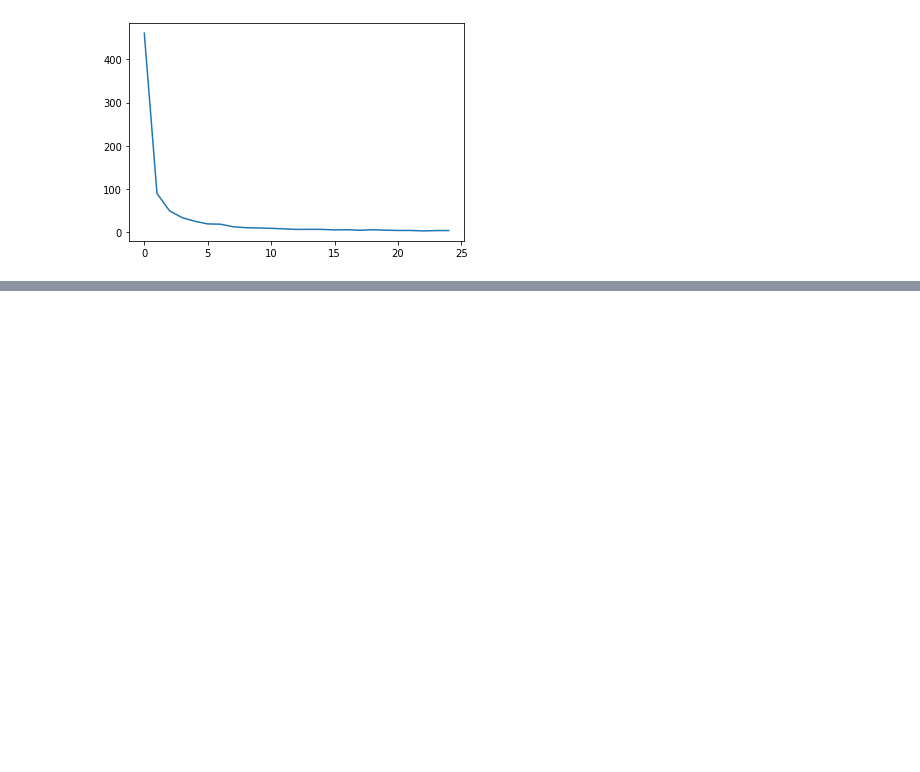
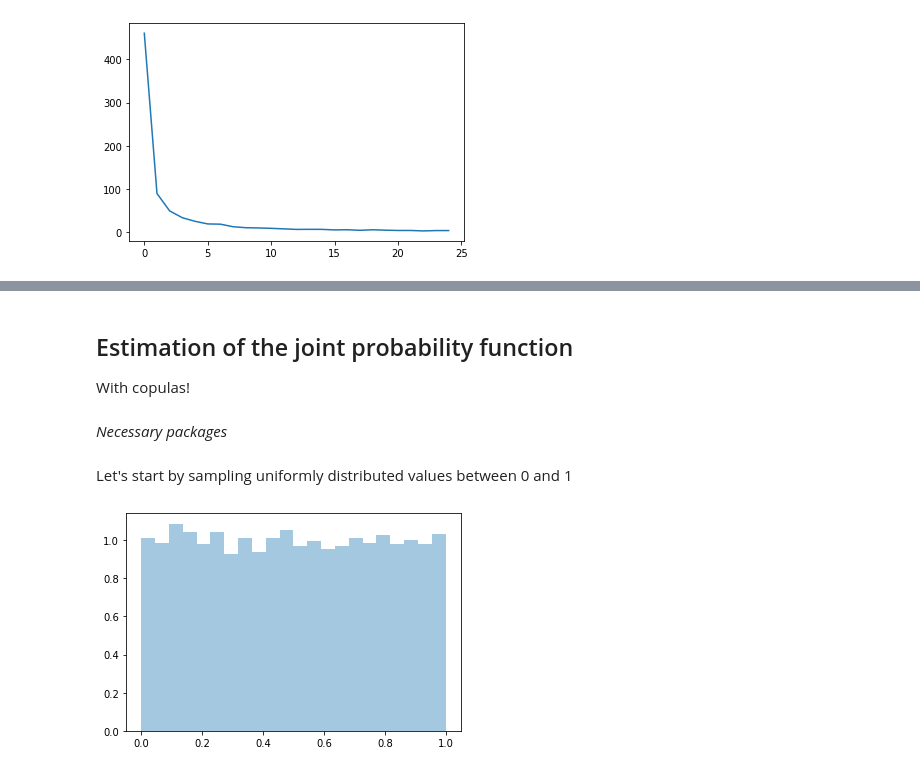
Before and after one commit to CamiVasz/Similarity, a Jupyter notebook: PR.ipynb, the cells around one changed output, grey strips where cells are left out. Cells and saved outputs as stored; diff of their text form; code cells hidden in the pictures; blank space fills up the shorter version.

Commit message:
copula

```diff
--- a/PR.ipynb
+++ b/PR.ipynb
@@ -358,0 +346,5 @@ data = [CR(t1,t2,x) for x in tqdm(np.linspace(10,200,70))]
+# %% [markdown]
+## Estimation of the joint probability function
+With copulas!
+# %% [markdown]
+*Necessary packages*
@@ -358,0 +354,7 @@ data = [CR(t1,t2,x) for x in tqdm(np.linspace(10,200,70))]
+# %% [markdown]
+Let's start by sampling uniformly distributed values between 0 and 1
+# %%
+x = stats.uniform(0, 1).rvs(10000)
+sns.distplot(x, kde=False, norm_hist=True);
+# %% [output]
+[figure, added]
```
Also changed, not shown: parts of 31 cells of this notebook, 2 other files.
